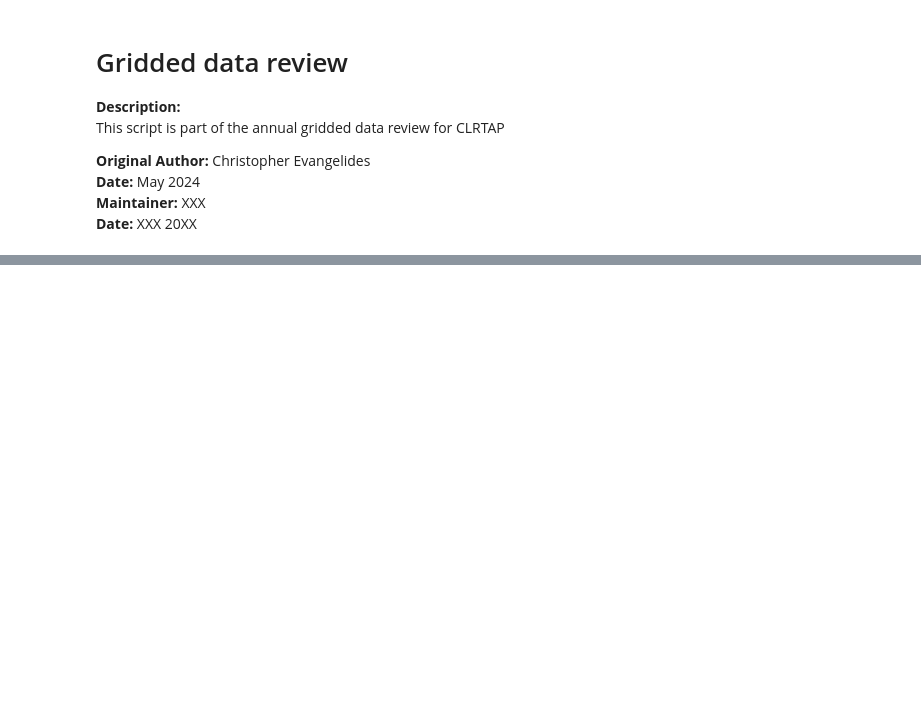
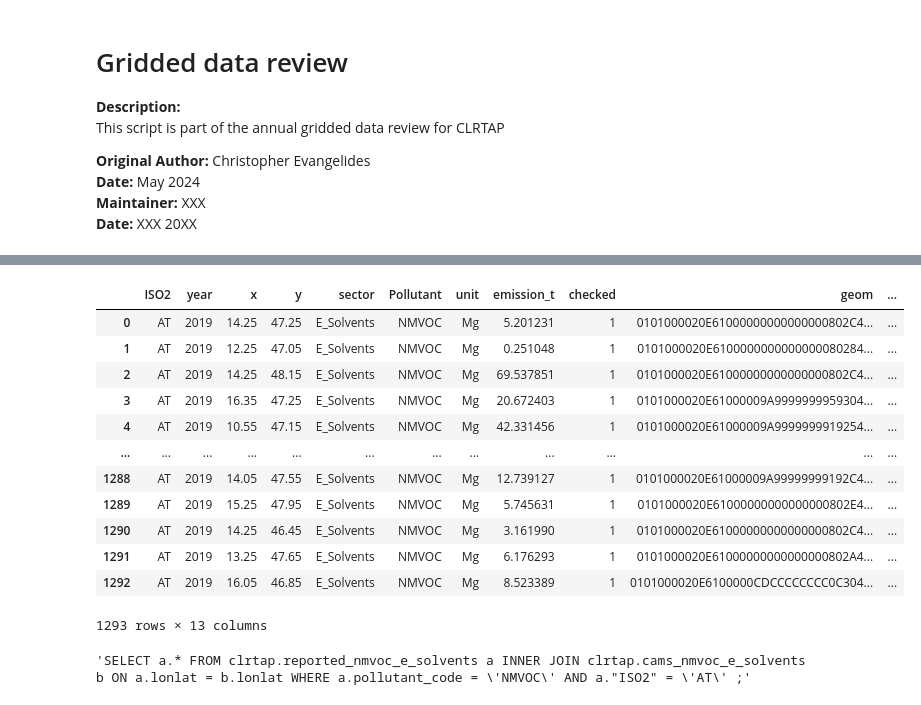
Before and after one commit to geochriiis/clrtap, a Jupyter notebook: jupyter/Gridded_data_review.ipynb, the cells around one changed output, grey strips where cells are left out. Cells and saved outputs as stored; diff of their text form; code cells hidden in the pictures; blank space fills up the shorter version.

```diff
--- a/jupyter/Gridded_data_review.ipynb
+++ b/jupyter/Gridded_data_review.ipynb
@@ -35,0 +68,3 @@ Your are: ce6
+# %%
+stats_tot = pd.DataFrame()
+std_res_tot = pd.DataFrame()
@@ -35,0 +73,20 @@ Your are: ce6
+# %%
+poll = "NMVOC"
+country_iso2 = "AT"
+
+# CAMS
+sql_cams = "SELECT * FROM clrtap.cams_nmvoc_e_solvents WHERE pollutant_code = '"+poll+"' AND \"ISO2\" = '"+country_iso2+"';"
+sql_cams = "SELECT a.* FROM clrtap.cams_nmvoc_e_solvents a INNER JOIN clrtap.reported_nmvoc_e_solvents  b ON a.lonlat = b.lonlat WHERE pollutant_code = '"+poll+"' AND \"ISO2\" = '"+country_iso2+"';"
+
+# Reported
+sql_reported = "SELECT * FROM clrtap.reported_nmvoc_e_solvents WHERE pollutant_code = '"+poll+"' AND \"ISO2\" = '"+country_iso2+"' ;"
+sql_reported = "SELECT a.* FROM clrtap.reported_nmvoc_e_solvents a INNER JOIN clrtap.cams_nmvoc_e_solvents  b ON a.lonlat = b.lonlat WHERE a.pollutant_code = '"+poll+"' AND a.\"ISO2\" = '"+country_iso2+"' ;"
+
+# SELECT a.* FROM clrtap.reported_nmvoc_e_solvents a
+# INNER JOIN clrtap.cams_nmvoc_e_solvents  b
+# ON a.lonlat = b.lonlat
+# WHERE a.pollutant_code = 'NMVOC' AND a."ISO2" = 'AT'
+
+
+print(sql_cams)
+print(sql_reported)
@@ -35,0 +98,12 @@ Your are: ce6
+# %%
+iso2_dict = {"Austria":"AT"}
+# %%
+# CAMS
+def query_poll_cams (poll, country_iso2):
+    sql_cams = "SELECT a.* FROM clrtap.cams_nmvoc_e_solvents a INNER JOIN clrtap.reported_nmvoc_e_solvents  b ON a.lonlat = b.lonlat WHERE a.pollutant_code = '"+poll+"' AND a.\"ISO2\" = '"+country_iso2+"';"
+    return sql_cams
+
+# NECD
+def query_poll_reported (poll, country_iso2):
+    sql_reported = "SELECT a.* FROM clrtap.reported_nmvoc_e_solvents a INNER JOIN clrtap.cams_nmvoc_e_solvents b ON a.lonlat = b.lonlat WHERE a.pollutant_code = '"+poll+"' AND a.\"ISO2\" = '"+country_iso2+"' ;"
+    return sql_reported
@@ -35,0 +340,21 @@ Your are: ce6
+# %%
+data_reported = sqlio.read_sql_query(sql_reported, con=engine)
+data_reported
+# %% [output]
+|  | ISO2 | year | x | y | sector | Pollutant | unit | emission_t | checked | geom | ... |
+| 0 | AT | 2019 | 14.25 | 47.25 | E_Solvents | NMVOC | Mg | 5.201231 | 1 | 0101000020E61000000000000000802C4... | ... |
+| 1 | AT | 2019 | 12.25 | 47.05 | E_Solvents | NMVOC | Mg | 0.251048 | 1 | 0101000020E6100000000000000080284... | ... |
+| 2 | AT | 2019 | 14.25 | 48.15 | E_Solvents | NMVOC | Mg | 69.537851 | 1 | 0101000020E61000000000000000802C4... | ... |
+| 3 | AT | 2019 | 16.35 | 47.25 | E_Solvents | NMVOC | Mg | 20.672403 | 1 | 0101000020E61000009A9999999959304... | ... |
+| 4 | AT | 2019 | 10.55 | 47.15 | E_Solvents | NMVOC | Mg | 42.331456 | 1 | 0101000020E61000009A9999999919254... | ... |
+| ... | ... | ... | ... | ... | ... | ... | ... | ... | ... | ... | ... |
+| 1288 | AT | 2019 | 14.05 | 47.55 | E_Solvents | NMVOC | Mg | 12.739127 | 1 | 0101000020E61000009A99999999192C4... | ... |
+| 1289 | AT | 2019 | 15.25 | 47.95 | E_Solvents | NMVOC | Mg | 5.745631 | 1 | 0101000020E61000000000000000802E4... | ... |
+| 1290 | AT | 2019 | 14.25 | 46.45 | E_Solvents | NMVOC | Mg | 3.161990 | 1 | 0101000020E61000000000000000802C4... | ... |
+| 1291 | AT | 2019 | 13.25 | 47.65 | E_Solvents | NMVOC | Mg | 6.176293 | 1 | 0101000020E61000000000000000802A4... | ... |
+| 1292 | AT | 2019 | 16.05 | 46.85 | E_Solvents | NMVOC | Mg | 8.523389 | 1 | 0101000020E6100000CDCCCCCCCC0C304... | ... |
+1293 rows × 13 columns
+# %%
+sql_reported
+# %% [output]
+'SELECT a.* FROM clrtap.reported_nmvoc_e_solvents a INNER JOIN clrtap.cams_nmvoc_e_solvents b ON a.lonlat = b.lonlat WHERE a.pollutant_code = \'NMVOC\' AND a."ISO2" = \'AT\' ;'
```
Also changed, not shown: parts of 10 cells of this notebook, 1 other file.
